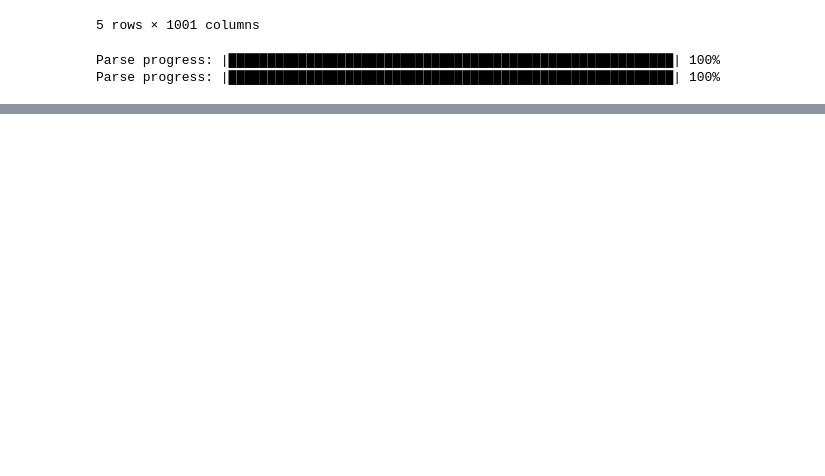
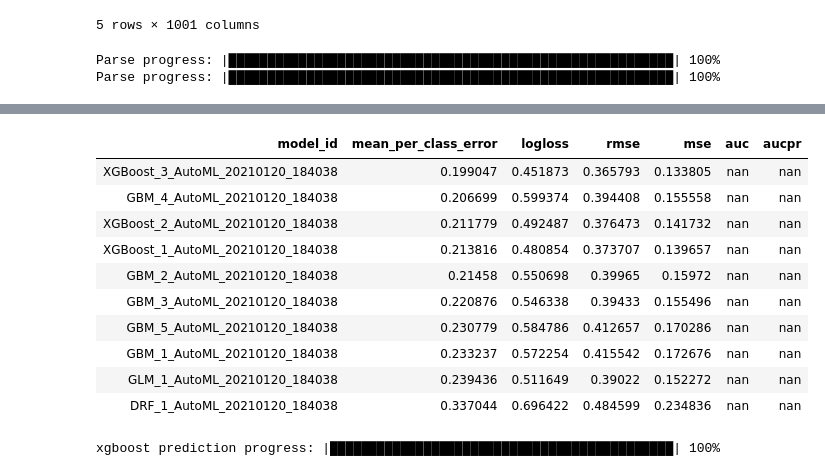
Before and after one commit to MuhammadBilalH/User_Complaints_Identification, a Jupyter notebook: Intent_Classification_for_user_complaints.ipynb, the cells around one changed output, grey strips where cells are left out. Saved outputs shown, nothing was run; the diff lists cells and outputs as text; code cells hidden in the pictures; blank space fills up the shorter version.

```diff
--- a/Intent_Classification_for_user_complaints.ipynb
+++ b/Intent_Classification_for_user_complaints.ipynb
@@ -258,0 +259,18 @@ AutoML progress: |
+# %%
+aml.leaderboard
+# %% [output]
+| model_id | mean_per_class_error | logloss | rmse | mse | auc | aucpr |
+| XGBoost_3_AutoML_20210120_184038 | 0.199047 | 0.451873 | 0.365793 | 0.133805 | nan | nan |
+| GBM_4_AutoML_20210120_184038 | 0.206699 | 0.599374 | 0.394408 | 0.155558 | nan | nan |
+| XGBoost_2_AutoML_20210120_184038 | 0.211779 | 0.492487 | 0.376473 | 0.141732 | nan | nan |
+| XGBoost_1_AutoML_20210120_184038 | 0.213816 | 0.480854 | 0.373707 | 0.139657 | nan | nan |
+| GBM_2_AutoML_20210120_184038 | 0.21458 | 0.550698 | 0.39965 | 0.15972 | nan | nan |
+| GBM_3_AutoML_20210120_184038 | 0.220876 | 0.546338 | 0.39433 | 0.155496 | nan | nan |
+| GBM_5_AutoML_20210120_184038 | 0.230779 | 0.584786 | 0.412657 | 0.170286 | nan | nan |
+| GBM_1_AutoML_20210120_184038 | 0.233237 | 0.572254 | 0.415542 | 0.172676 | nan | nan |
+| GLM_1_AutoML_20210120_184038 | 0.239436 | 0.511649 | 0.39022 | 0.152272 | nan | nan |
+| DRF_1_AutoML_20210120_184038 | 0.337044 | 0.696422 | 0.484599 | 0.234836 | nan | nan |
+# %%
+pred=aml.leader.predict(h2o_test_df)
+# %% [output]
+xgboost prediction progress: |████████████████████████████████████████████| 100%
```
Also changed, not shown: parts of 26 cells of this notebook.
